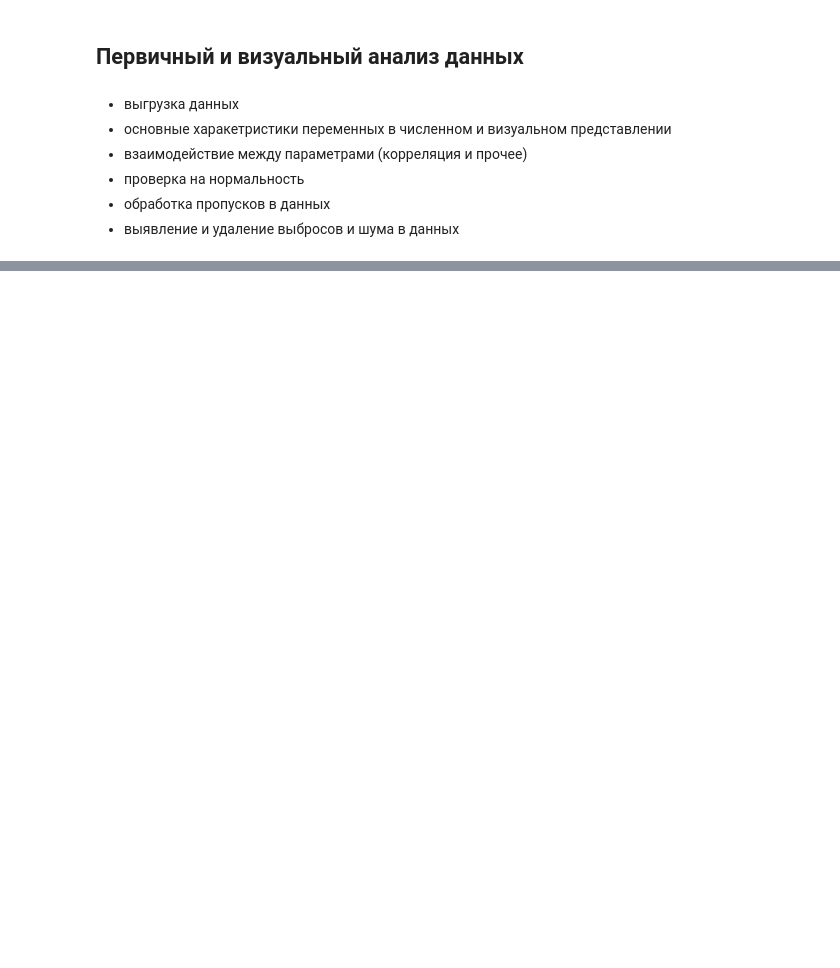
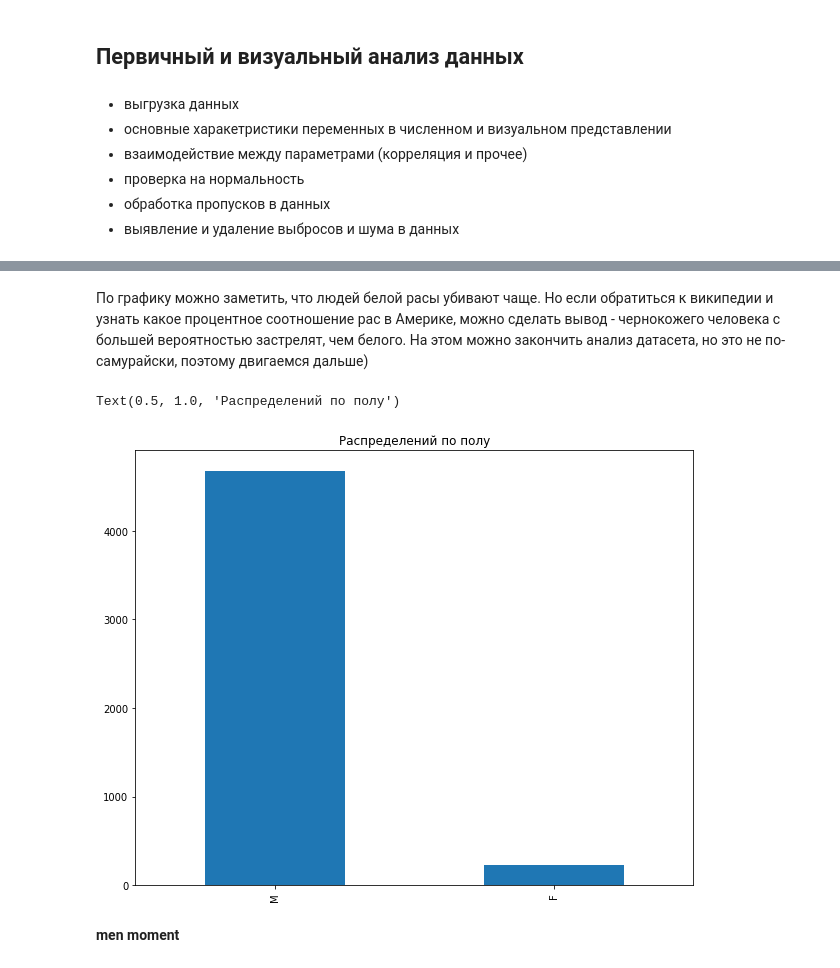
Before and after one commit to IlyaNechaev27/DS_project, a Jupyter notebook: plan.ipynb, the cells around one changed output, grey strips where cells are left out. Saved outputs shown, nothing was run; the diff lists cells and outputs as text; code cells hidden in the pictures; blank space fills up the shorter version.

```diff
--- a/plan.ipynb
+++ b/plan.ipynb
@@ -61,0 +146,10 @@
+# %% [markdown]
+По графику можно заметить, что людей белой расы убивают чаще. Но если обратиться к википедии и узнать какое процентное соотношение рас в Америке, можно сделать вывод - чернокожего человека с большей вероятностью застрелят, чем белого. На этом можно закончить анализ датасета, но это не по-самурайски, поэтому двигаемся дальше)
+# %%
+df['gender'].value_counts().plot(kind='bar', label='race')
+plt.title("Распределений по полу")
+# %% [output]
+Text(0.5, 1.0, 'Распределений по полу')
+[figure, added]
+# %% [markdown]
+**men moment**
```
Also changed, not shown: parts of 50 cells of this notebook.
